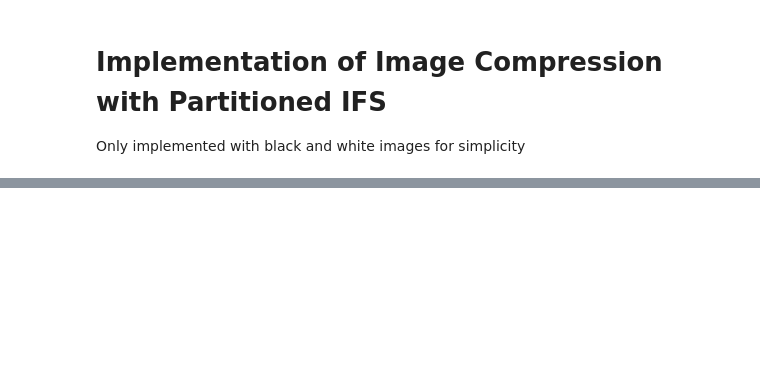
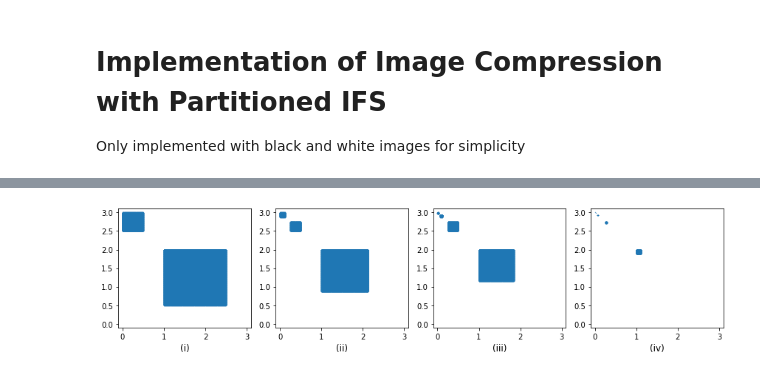
Before and after one commit to DanielPeacock/M2RFractalImageCompression, a Jupyter notebook: PartitionedIFS.ipynb, the cells around one changed output, grey strips where cells are left out. Cells and saved outputs as stored; diff of their text form; code cells hidden in the pictures; blank space fills up the shorter version.

```diff
--- a/PartitionedIFS.ipynb
+++ b/PartitionedIFS.ipynb
@@ -137,0 +79,33 @@ ifs_alt2 = ifs.IFS("")
+# %%
+#First example of PIFS
+import matplotlib.pyplot as plt
+
+d1 = Block((0,1), 2, 2)
+d2 = Block((1,0), 2, 2)
+
+r1 = Block((0,2.5), 0.5, 0.5)
+r2 = Block((1,0.5), 1.5, 1.5)
+
+f1 = AffineTransformation(1/4, 0, 0, 1/4, 0, 9/4)
+f2 = AffineTransformation(3/4, 0, 0, 3/4, 1/4, 1/2)
+
+pifs = PIFS([d1, d2], [r1, r2], [f1, f2])
+
+window = Window(0, 3, 0, 3, 1000)
+
+plt.figure(figsize=(12,3))
+plt.subplot(1, 4, 1).set_xlabel("(i)", fontsize=12)
+pifs.show_image(1, window)
+
+plt.subplot(1,4,2).set_xlabel("(ii)", fontsize=12)
+pifs.show_image(2, window)
+
+plt.subplot(1,4,3).set_xlabel("(iii)", fontsize=12)
+pifs.show_image(3, window)
+
+plt.subplot(1,4,4).set_xlabel("(iv)", fontsize=12)
+pifs.show_image(10, window)
+
+plt.tight_layout()
+# %% [output]
+[figure, added]
```
Also changed, not shown: parts of 9 cells of this notebook, 8 other files.
